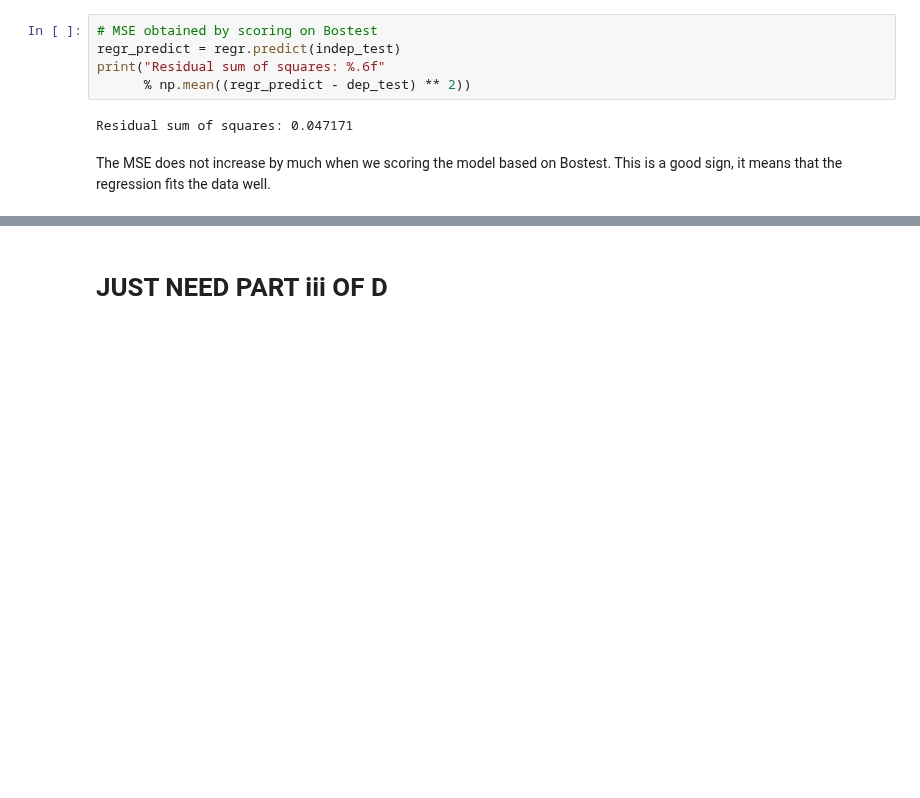
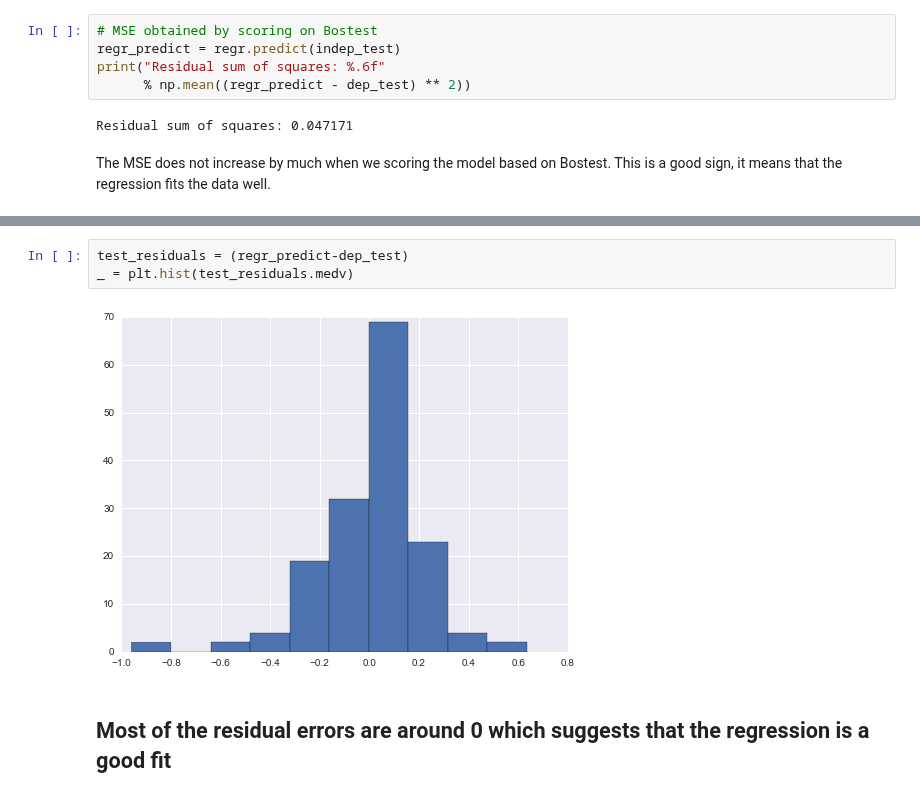
Before and after one commit to wenyangfu/EE361M_Homework, a Jupyter notebook: Homework 1.ipynb, the cells around one changed output, grey strips where cells are left out. Saved outputs shown, nothing was run; the diff lists cells and outputs as text; blank space fills up the shorter version.

```diff
--- a/Homework 1.ipynb
+++ b/Homework 1.ipynb
@@ -354,2 +353,7 @@ Coefficients: [('crim', -0.011334182702807697), ('zn', 0.00023128280869356543),
-# %% [markdown]
-# JUST NEED PART iii OF D
+# %%
+test_residuals = (regr_predict-dep_test)
+_ = plt.hist(test_residuals.medv)
+# %% [output]
+[figure, added]
+# %% [markdown]
+## Most of the residual errors are around 0 which suggests that the regression is a good fit
```
Also changed, not shown: parts of 10 cells of this notebook.
